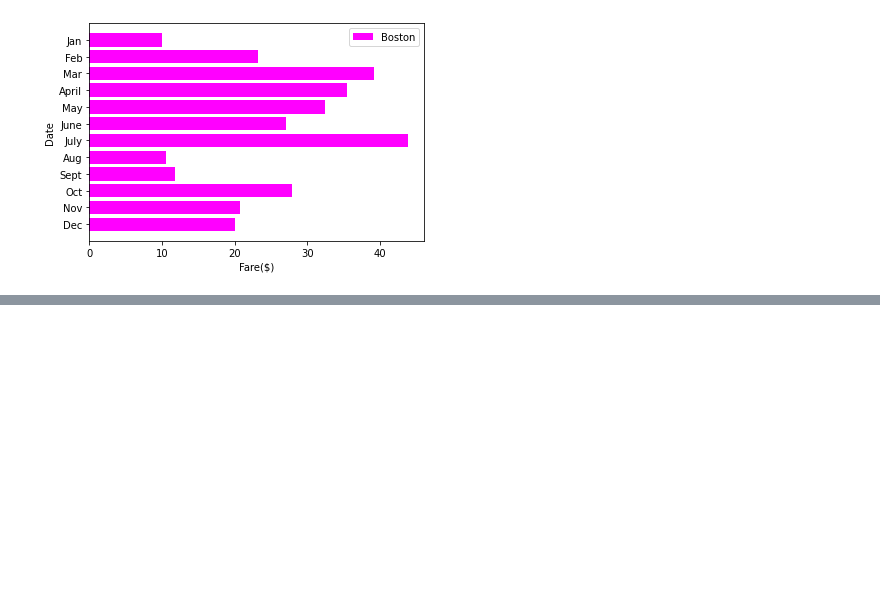
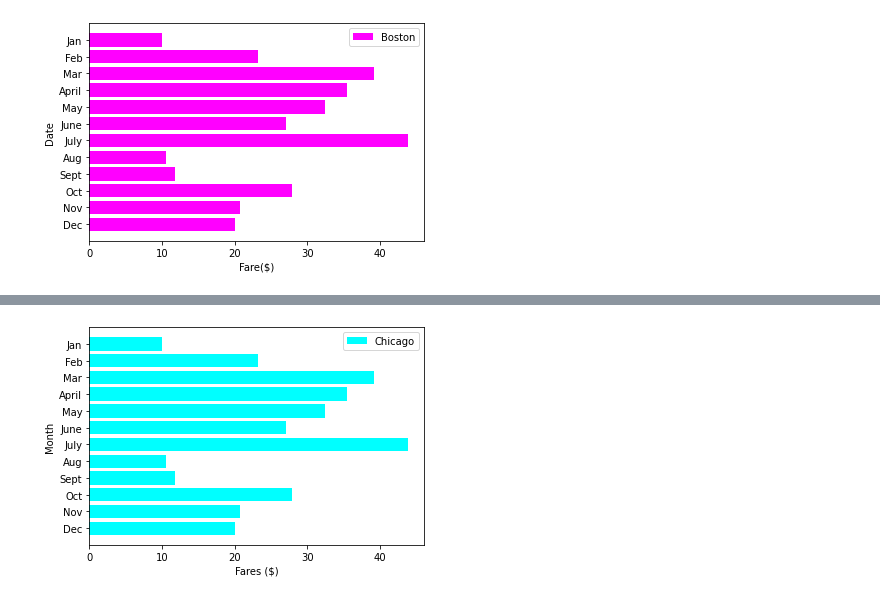
Before and after one commit to Cthompsonlbi/PyBer_Analysis_practice, a Jupyter notebook: matplotlib_practice.ipynb, the cells around one changed output, grey strips where cells are left out. Saved outputs shown, nothing was run; the diff lists cells and outputs as text; code cells hidden in the pictures; blank space fills up the shorter version.

```diff
--- a/matplotlib_practice.ipynb
+++ b/matplotlib_practice.ipynb
@@ -125,0 +152,10 @@ plt.gca().invert_yaxis()
+# %%
+# Create the  horizontal plot with ax.plt()
+fig, ax = plt.subplots()
+ax.barh(x_axis, y_axis, color = "cyan", label = "Chicago")
+ax.legend()
+ax.set_xlabel("Fares ($)")
+ax.set_ylabel("Month")
+ax.invert_yaxis()
+# %% [output]
+[figure, added]
```
Also changed, not shown: parts of 6 cells of this notebook, 1 other file.
